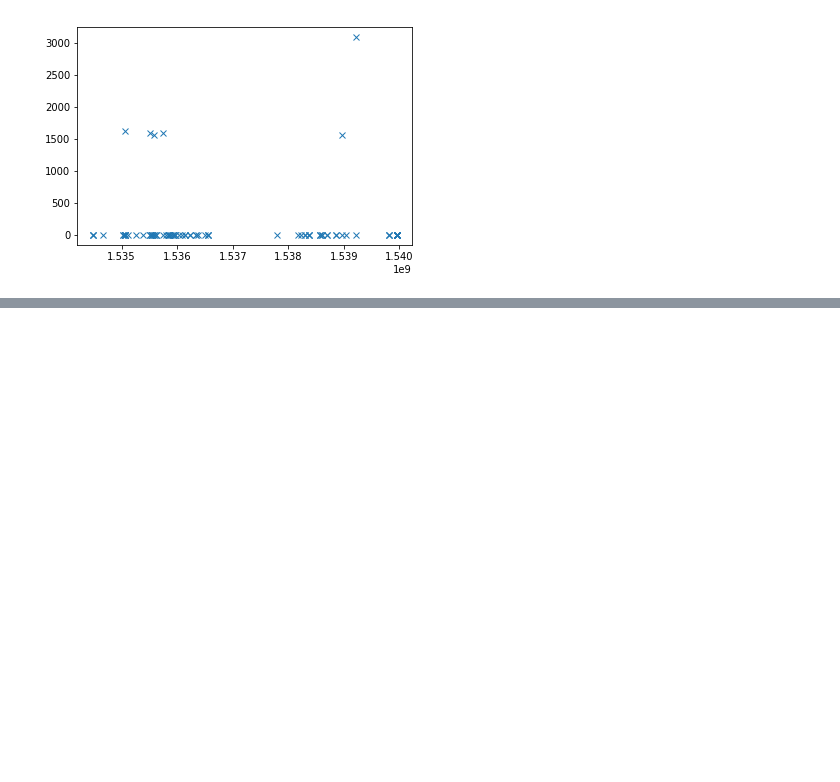
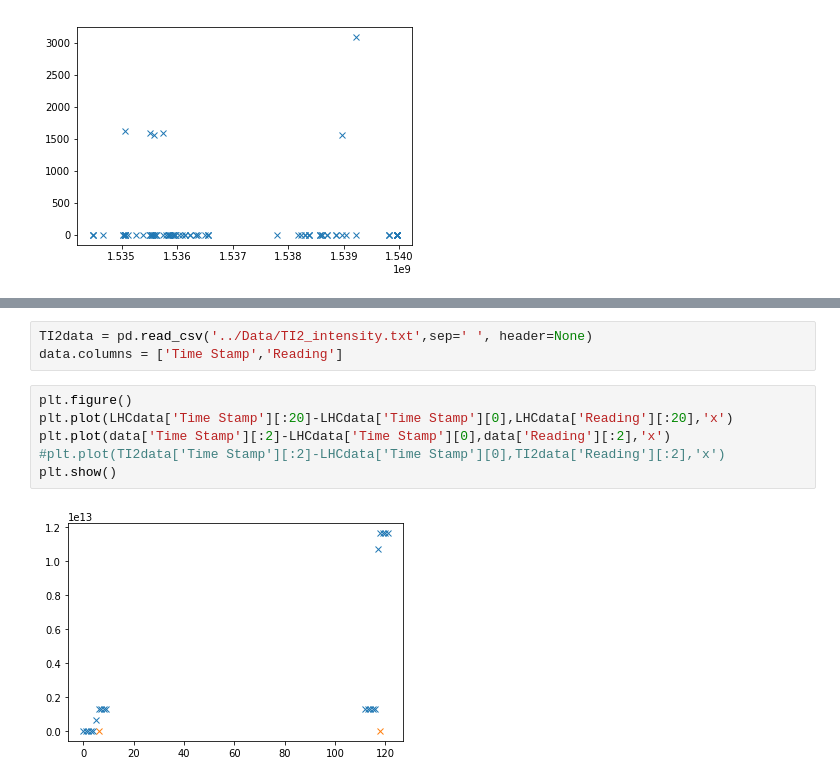
Before and after one commit to mfer0010/BscThesis, a Jupyter notebook: Jupyter Notebook Code/03_Analysis of Intensity Data.ipynb, the cells around one changed output, grey strips where cells are left out. Saved outputs shown, nothing was run; the diff lists cells and outputs as text; blank space fills up the shorter version.

Commit message:
Continued work on Intensity Analysis

```diff
--- a/Jupyter Notebook Code/03_Analysis of Intensity Data.ipynb
+++ b/Jupyter Notebook Code/03_Analysis of Intensity Data.ipynb
@@ -121,0 +134,11 @@ plt.plot(data['Time Stamp'],data['Reading'],'x')
+# %%
+TI2data = pd.read_csv('../Data/TI2_intensity.txt',sep=' ', header=None)
+data.columns = ['Time Stamp','Reading']
+# %%
+plt.figure()
+plt.plot(LHCdata['Time Stamp'][:20]-LHCdata['Time Stamp'][0],LHCdata['Reading'][:20],'x')
+plt.plot(data['Time Stamp'][:2]-LHCdata['Time Stamp'][0],data['Reading'][:2],'x')
+#plt.plot(TI2data['Time Stamp'][:2]-LHCdata['Time Stamp'][0],TI2data['Reading'][:2],'x')
+plt.show()
+# %% [output]
+[figure, added]
```
Also changed, not shown: parts of 4 cells of this notebook, 4 other files.
